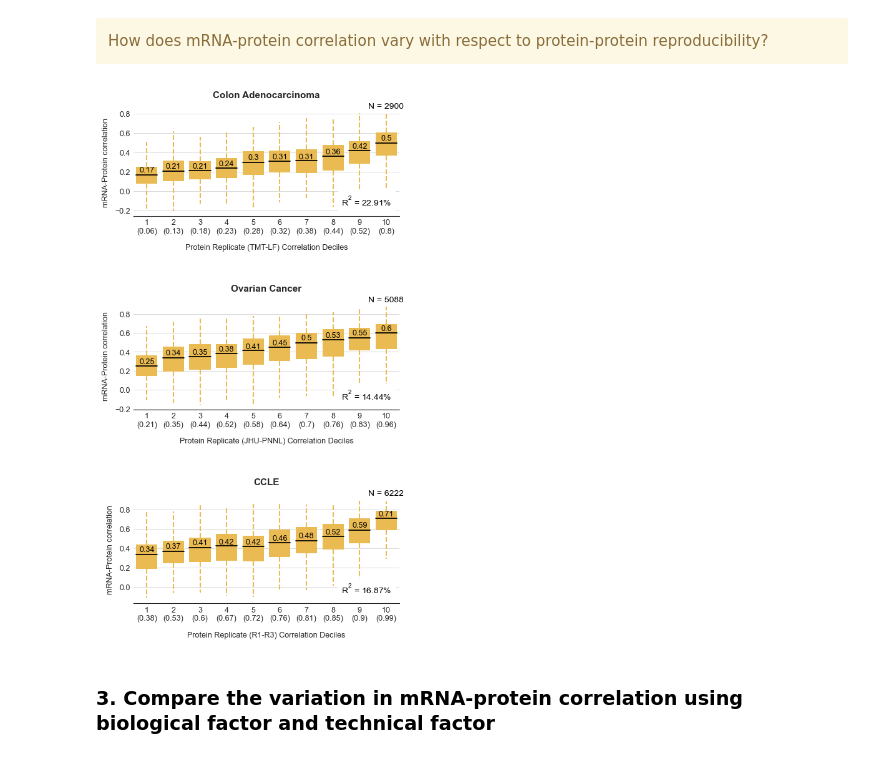
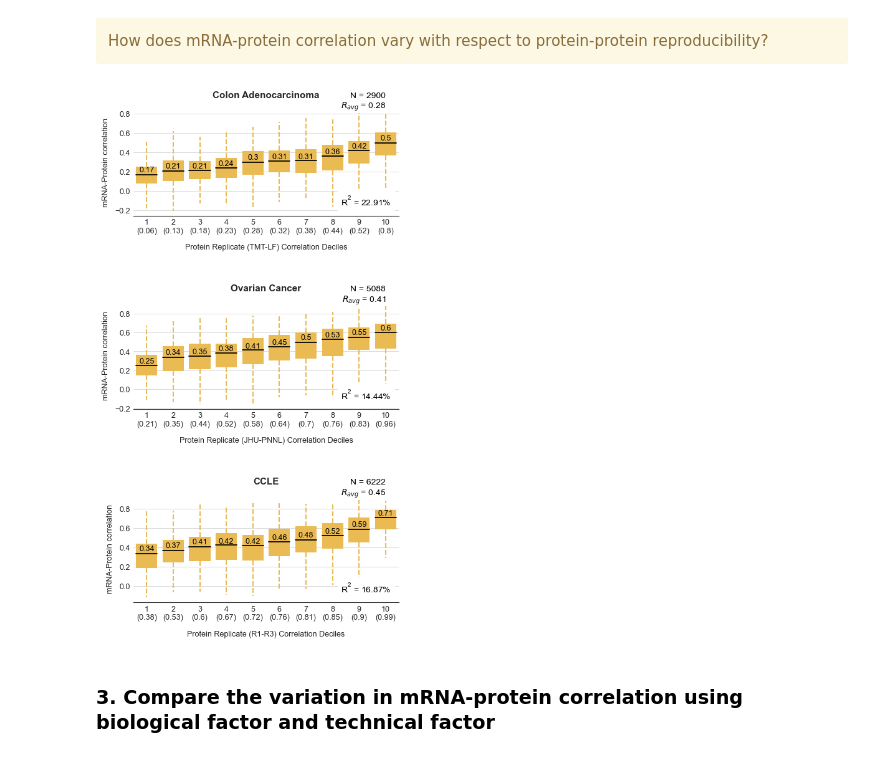
Before and after one commit to cancergenetics/limitations_of_omics_reproducibility, a Jupyter notebook: 02_data_analysis/2_compare_replicate-cor_with_mRNA-protein-cor.ipynb, the cells around one changed output. Saved outputs shown, nothing was run; the diff lists cells and outputs as text; code cells hidden in the pictures.

```diff
--- a/02_data_analysis/2_compare_replicate-cor_with_mRNA-protein-cor.ipynb
+++ b/02_data_analysis/2_compare_replicate-cor_with_mRNA-protein-cor.ipynb
@@ -102,13 +102,13 @@ args = [gu.additional_plot_parameters(xlab="Protein Replicate (TMT-LF) Correlati
 # %%
 with plt.rc_context({'axes.linewidth': 0.8}):
     figure, ax = plt.subplots(3, 1, figsize=(5.5,10.5))
-    customized_plots.draw_boxplot(ax[0], replicates_cor_colon, mRNA_protein_cor_colon, args[0])
-    customized_plots.draw_boxplot(ax[1], replicates_cor_ov, mRNA_protein_cor_ov, args[1])
-    customized_plots.draw_boxplot(ax[2], replicates_cor_ccle, mRNA_protein_cor_ccle, args[2])
+    customized_plots.draw_boxplot(ax[0], replicates_cor_colon, mRNA_protein_cor_colon, args[0], computed_cor=0.28)
+    customized_plots.draw_boxplot(ax[1], replicates_cor_ov, mRNA_protein_cor_ov, args[1], computed_cor=0.41)
+    customized_plots.draw_boxplot(ax[2], replicates_cor_ccle, mRNA_protein_cor_ccle, args[2], computed_cor=0.45)
     plt.subplots_adjust(hspace=0.8)
 #     figure.savefig('../figures/Figure2.svg', bbox_inches='tight', dpi=300)
 # %% [output]
-[figure, old version]
+[figure, new version]
 # %% [markdown]
 ### 3. Compare the variation in mRNA-protein correlation using biological factor and technical factor
 # %% [markdown]
```
Also changed, not shown: parts of 1 cell of this notebook, 6 other files.
